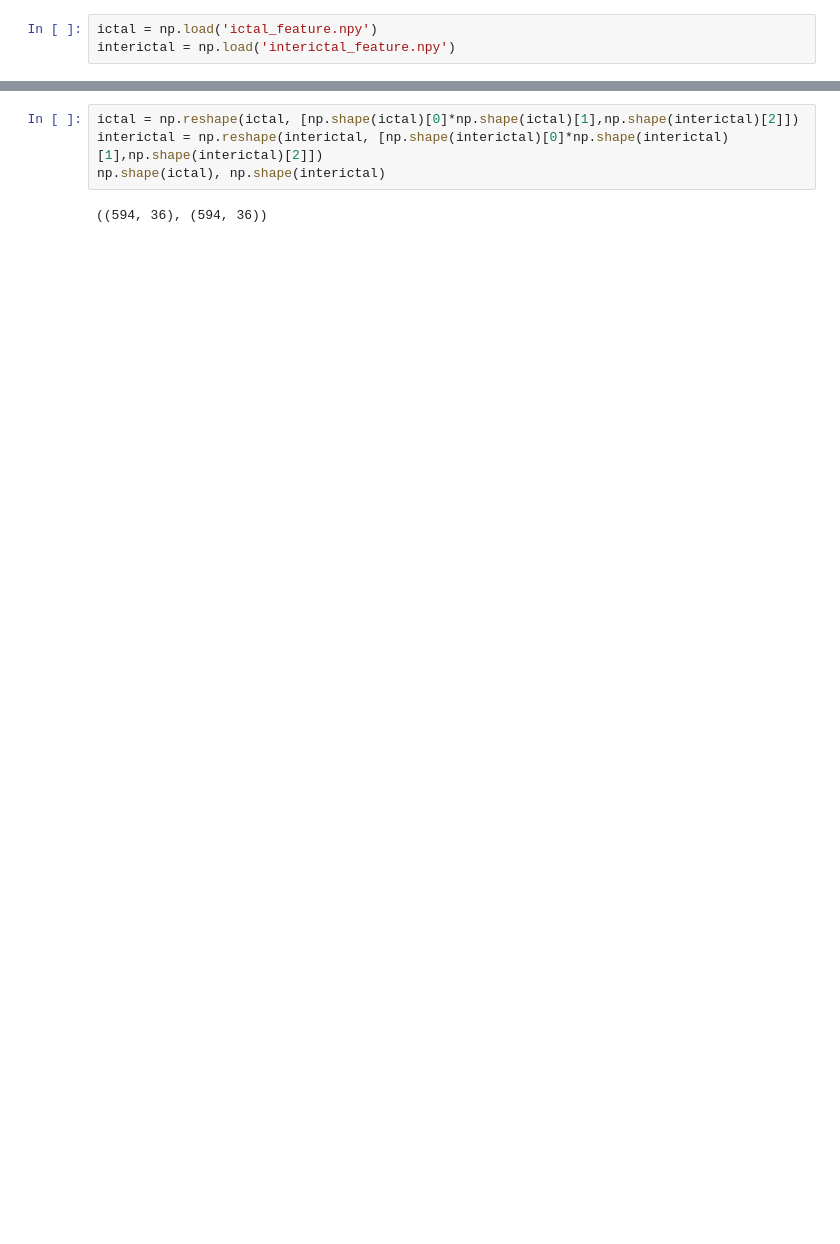
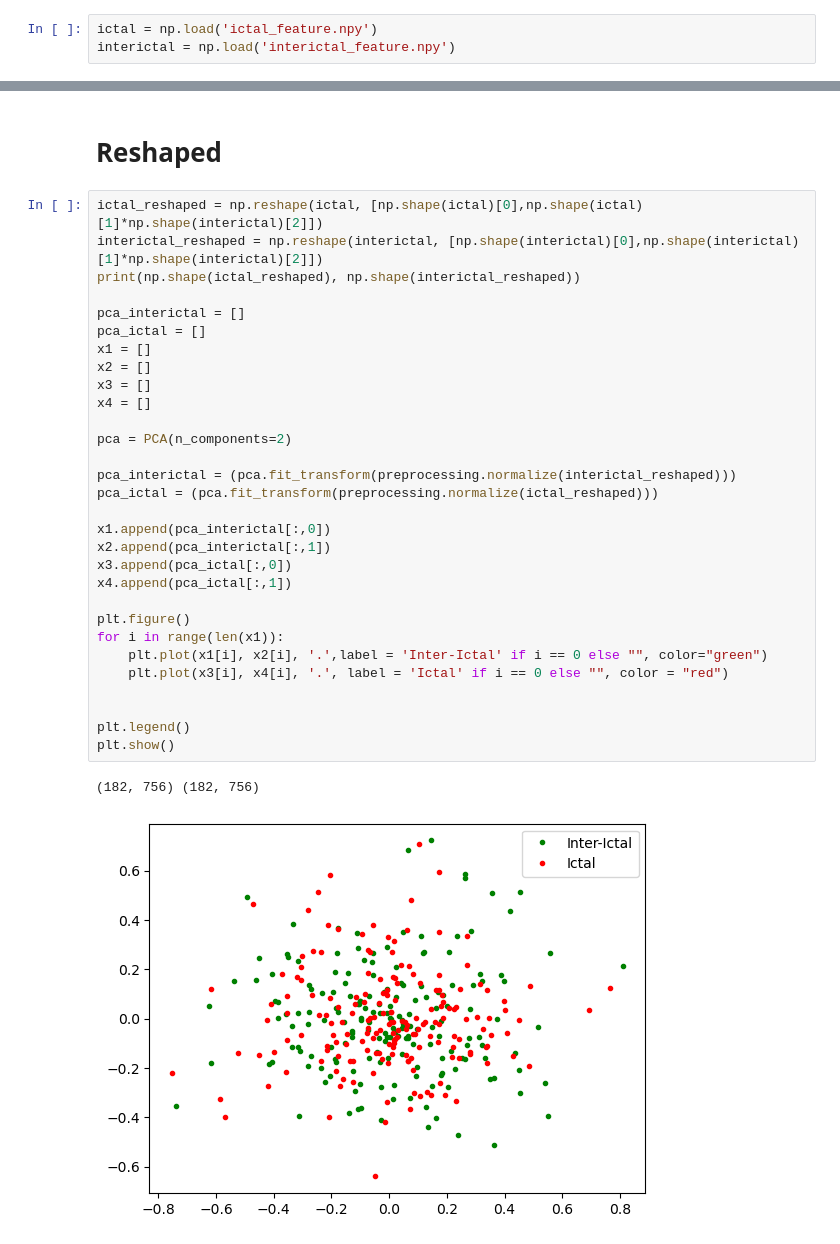
Before and after one commit to m-nguyen98/bsc_project, a Jupyter notebook: feature_visualisation.ipynb, the cells around one changed output, grey strips where cells are left out. Saved outputs shown, nothing was run; the diff lists cells and outputs as text; blank space fills up the shorter version.

```diff
--- a/feature_visualisation.ipynb
+++ b/feature_visualisation.ipynb
@@ -26,6 +58,35 @@ np.shape(interictal)
-# %%
-ictal = np.reshape(ictal, [np.shape(ictal)[0]*np.shape(ictal)[1],np.shape(interictal)[2]])
-interictal = np.reshape(interictal, [np.shape(interictal)[0]*np.shape(interictal)[1],np.shape(interictal)[2]])
-np.shape(ictal), np.shape(interictal)
-# %% [output]
-((594, 36), (594, 36))
+# %% [markdown]
+# Reshaped
+# %%
+ictal_reshaped = np.reshape(ictal, [np.shape(ictal)[0],np.shape(ictal)[1]*np.shape(interictal)[2]])
+interictal_reshaped = np.reshape(interictal, [np.shape(interictal)[0],np.shape(interictal)[1]*np.shape(interictal)[2]])
+print(np.shape(ictal_reshaped), np.shape(interictal_reshaped))
+
+pca_interictal = []
+pca_ictal = []
+x1 = []
+x2 = []
+x3 = []
+x4 = []
+
+pca = PCA(n_components=2)
+
+pca_interictal = (pca.fit_transform(preprocessing.normalize(interictal_reshaped)))
+pca_ictal = (pca.fit_transform(preprocessing.normalize(ictal_reshaped)))
+
+x1.append(pca_interictal[:,0])
+x2.append(pca_interictal[:,1])
+x3.append(pca_ictal[:,0])
+x4.append(pca_ictal[:,1])
+
+plt.figure()
+for i in range(len(x1)):
+    plt.plot(x1[i], x2[i], '.',label = 'Inter-Ictal' if i == 0 else "", color="green")
+    plt.plot(x3[i], x4[i], '.', label = 'Ictal' if i == 0 else "", color = "red")
+
+
+plt.legend()
+plt.show()
+# %% [output]
+(182, 756) (182, 756)
+[figure, added]
```
Also changed, not shown: parts of 25 cells of this notebook, 14 other files.
